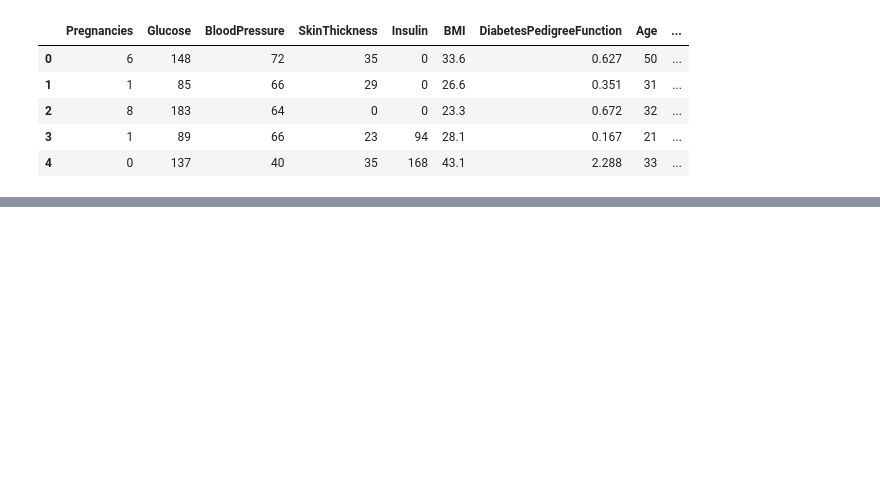
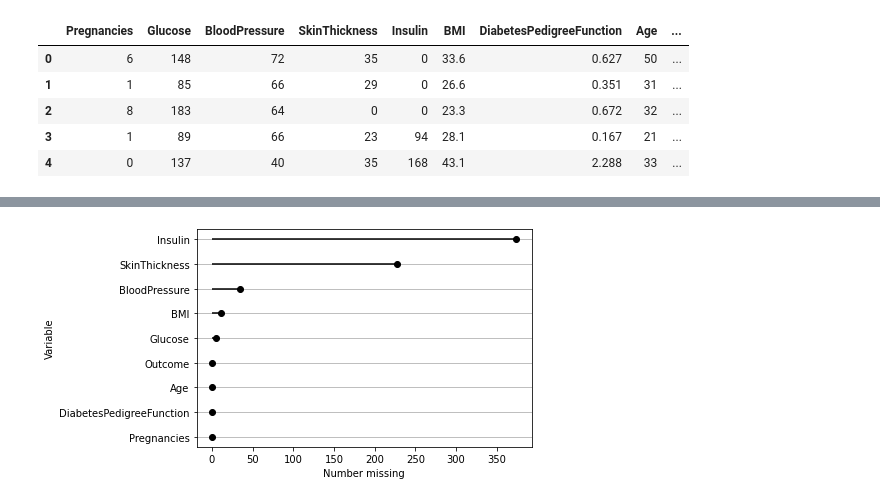
Before and after one commit to lfvvillanueva/PY_Valores-Faltantes, a Jupyter notebook: playground.ipynb, the cells around one changed output, grey strips where cells are left out. Cells and saved outputs as stored; diff of their text form; code cells hidden in the pictures; blank space fills up the shorter version.

```diff
--- a/playground.ipynb
+++ b/playground.ipynb
@@ -27,0 +61,6 @@ df.head()
+# %%
+df[df.columns[1:6]] = df[df.columns[1:6]].replace(0, np.nan)
+# %%
+df.missing.missing_variable_plot()
+# %% [output]
+[figure, added]
```
Also changed, not shown: parts of 8 cells of this notebook, 3 other files.
